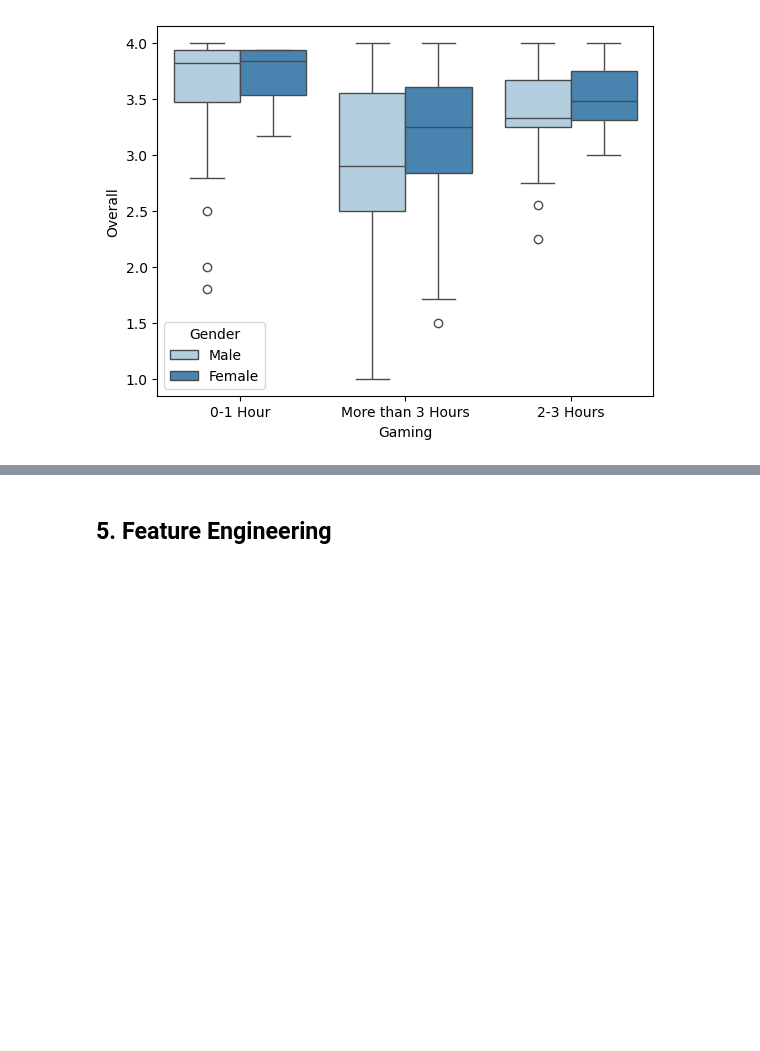
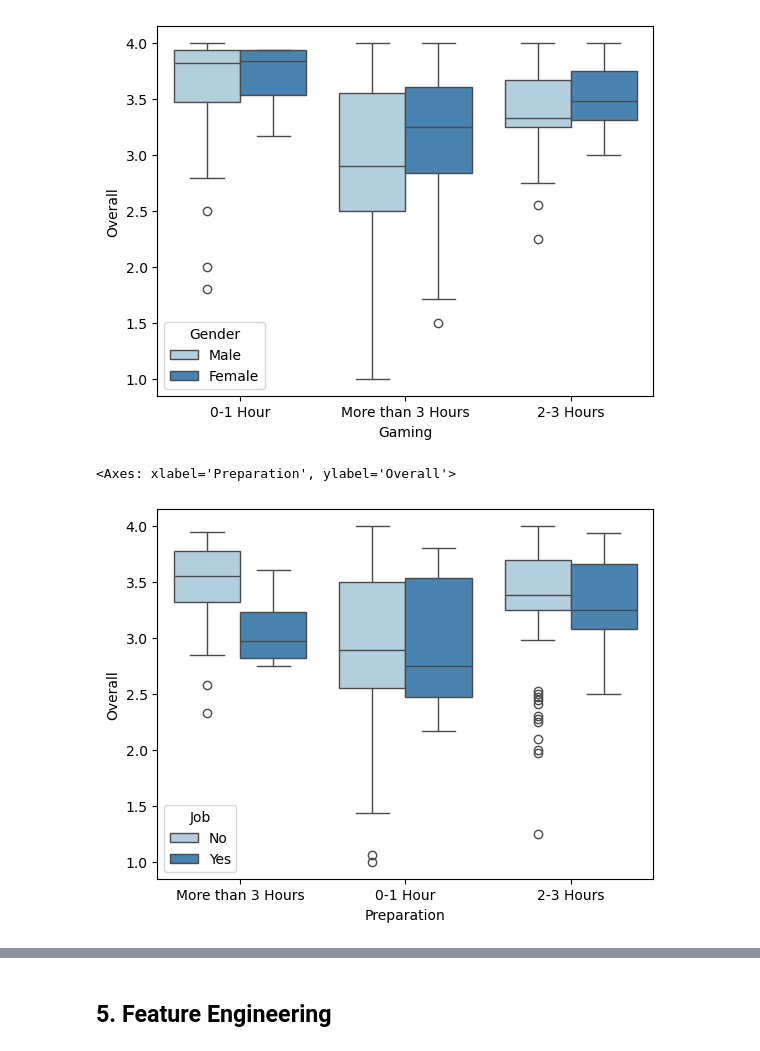
Before and after one commit to I-jidd/Data-Analysis-Machine-Learning, a Jupyter notebook: Student Performance Metrics Dataset/Student-Performance-Metrics-Dataset.ipynb, the cells around one changed output, grey strips where cells are left out. Saved outputs shown, nothing was run; the diff lists cells and outputs as text; code cells hidden in the pictures; blank space fills up the shorter version.

Commit message:
added more boxplot

```diff
--- a/Student Performance Metrics Dataset/Student-Performance-Metrics-Dataset.ipynb
+++ b/Student Performance Metrics Dataset/Student-Performance-Metrics-Dataset.ipynb
@@ -219,3 +219,8 @@ sns.boxplot(data=df, x=df['Gaming'], y=df['Overall'], hue='Gender', palette='Blu
 plt.show()
 # %% [output]
 [figure]
+# %%
+sns.boxplot(data=df, x='Preparation', y='Overall', hue='Job',palette='Blues')
+# %% [output]
+<Axes: xlabel='Preparation', ylabel='Overall'>
+[figure, added]
```
Also changed, not shown: parts of 3 cells of this notebook.
